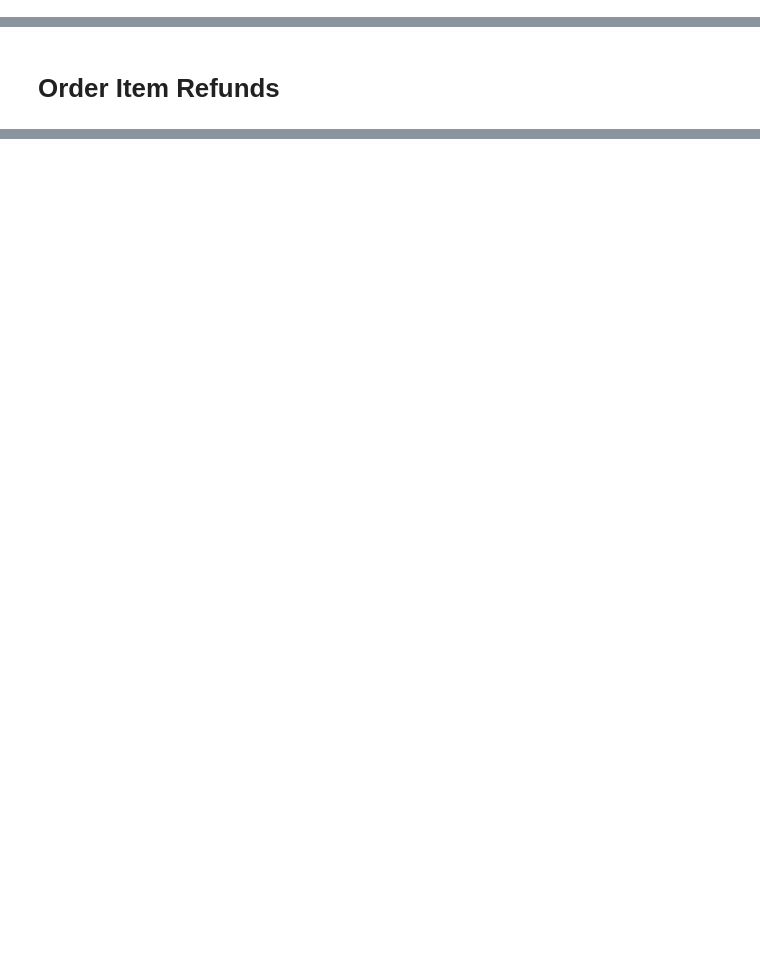
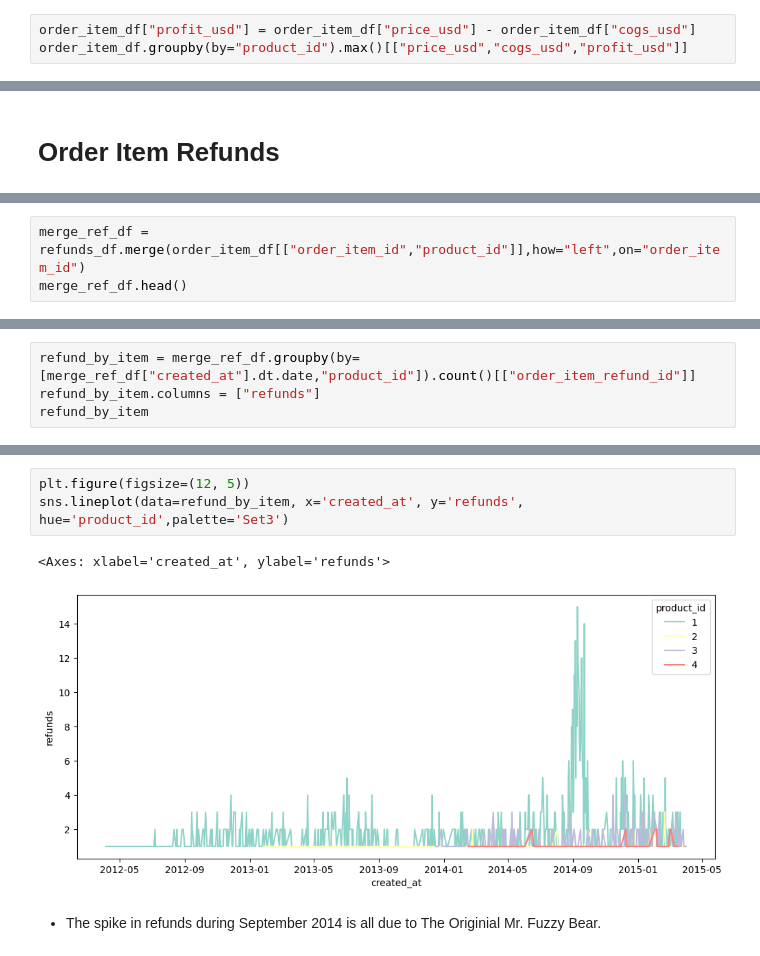
Before and after one commit to chaulnb05/Fuzzy_Ecom, a Jupyter notebook: Notebooks/eda.ipynb, the cells around one changed output, grey strips where cells are left out. Saved outputs shown, nothing was run; the diff lists cells and outputs as text; blank space fills up the shorter version.

```diff
--- a/Notebooks/eda.ipynb
+++ b/Notebooks/eda.ipynb
@@ -218,0 +232,3 @@ fig.set_size_inches(10,5)
+# %%
+order_item_df["profit_usd"] = order_item_df["price_usd"] - order_item_df["cogs_usd"]
+order_item_df.groupby(by="product_id").max()[["price_usd","cogs_usd","profit_usd"]]
@@ -220,0 +340,3 @@ fig.set_size_inches(10,5)
+# %%
+merge_ref_df = refunds_df.merge(order_item_df[["order_item_id","product_id"]],how="left",on="order_item_id")
+merge_ref_df.head()
@@ -220,0 +388,4 @@ fig.set_size_inches(10,5)
+# %%
+refund_by_item = merge_ref_df.groupby(by=[merge_ref_df["created_at"].dt.date,"product_id"]).count()[["order_item_refund_id"]]
+refund_by_item.columns = ["refunds"]
+refund_by_item
@@ -220,0 +407,8 @@ fig.set_size_inches(10,5)
+# %%
+plt.figure(figsize=(12, 5))
+sns.lineplot(data=refund_by_item, x='created_at', y='refunds', hue='product_id',palette='Set3')
+# %% [output]
+<Axes: xlabel='created_at', ylabel='refunds'>
+[figure, added]
+# %% [markdown]
+- The spike in refunds during September 2014 is all due to The Originial Mr. Fuzzy Bear.
```
Also changed, not shown: parts of 28 cells of this notebook, 2 other files.
